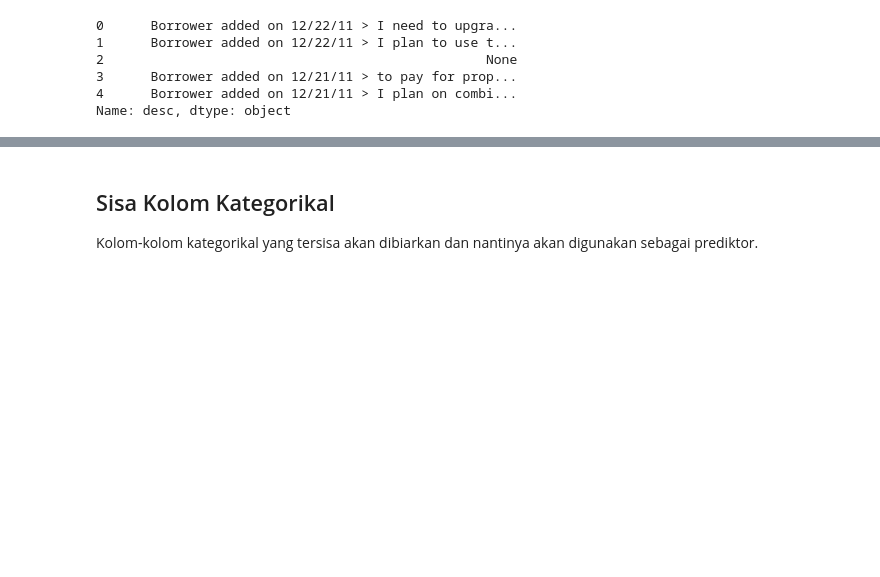
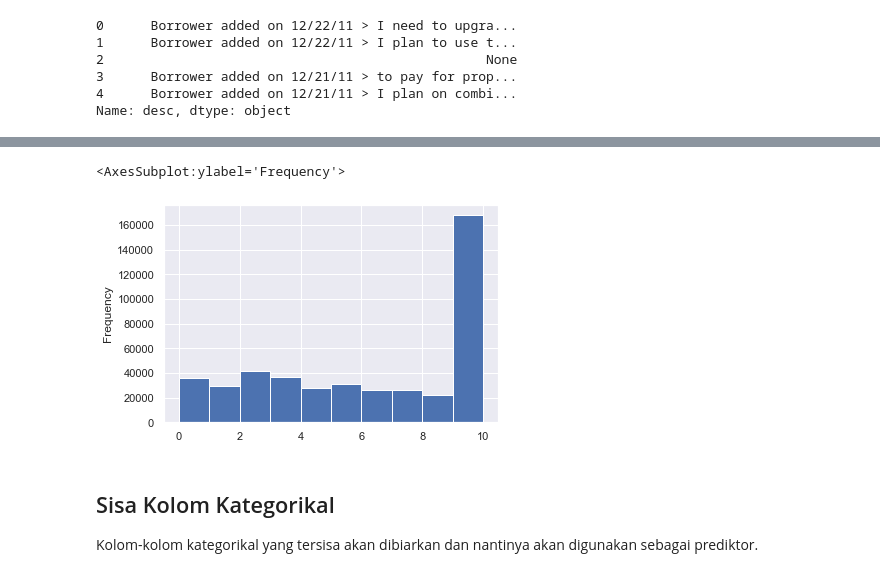
Before and after one commit to rakkaalhazimi/Loan-Status-Prediction, a Jupyter notebook: credit_loan_predictions.ipynb, the cells around one changed output, grey strips where cells are left out. Drawn from its saved outputs; the diff is of its cells as text; code cells hidden in the pictures; blank space fills up the shorter version.

```diff
--- a/credit_loan_predictions.ipynb
+++ b/credit_loan_predictions.ipynb
@@ -652,0 +673,6 @@ del object_df["desc"]
+# %%
+# Lihat distribusi data
+object_df["emp_length"].plot(kind="hist")
+# %% [output]
+<AxesSubplot:ylabel='Frequency'>
+[figure, added]
```
Also changed, not shown: parts of 49 cells of this notebook, 1 other file.
